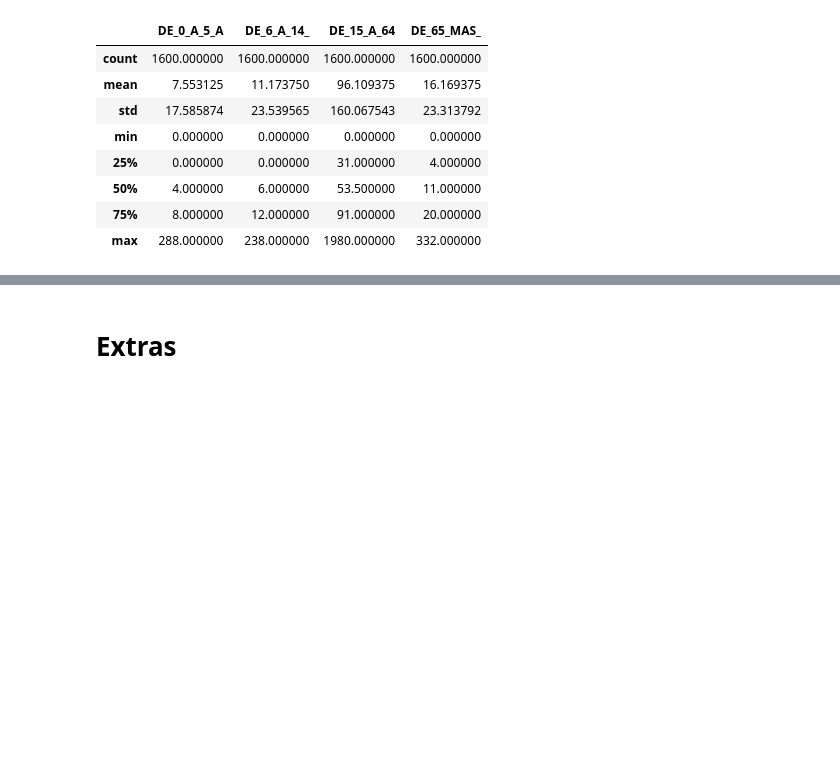
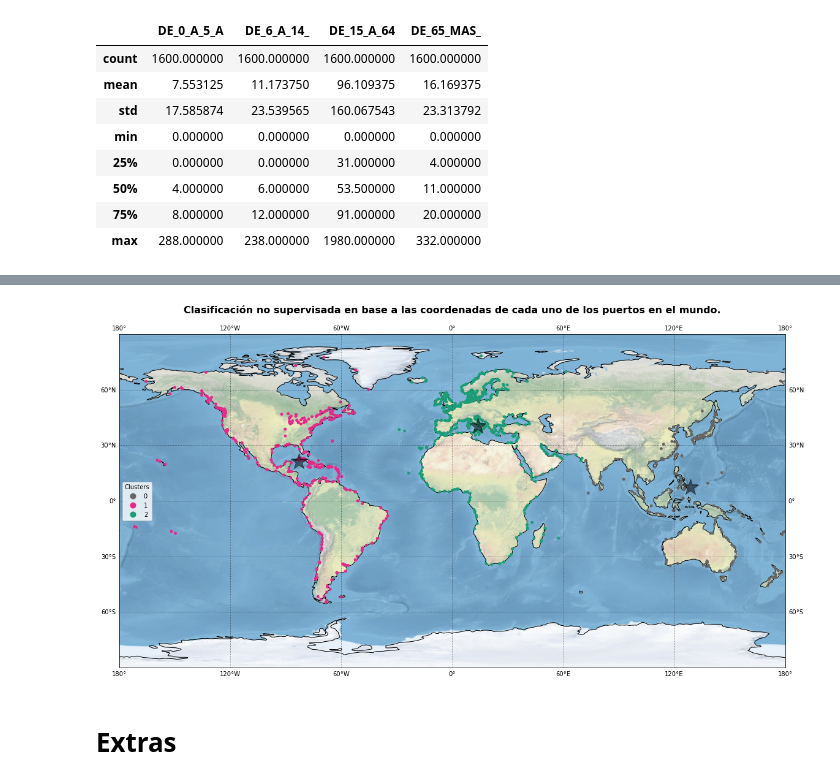
Before and after one commit to maniconaji/30DayMapChallenge, a Jupyter notebook: main.ipynb, the cells around one changed output, grey strips where cells are left out. Cells and saved outputs as stored; diff of their text form; code cells hidden in the pictures; blank space fills up the shorter version.

```diff
--- a/main.ipynb
+++ b/main.ipynb
@@ -191,0 +269,4 @@ save_geodataframe(gdf_comuna, "data\chile\censo2017\conce\Microdatos_Manzana_con
+# %%
+kmeanModel = KMeans(n_clusters=3, random_state=42)
+kmeanModel.fit(data)
+gdf_10m_ports["kmeans_label"] = kmeanModel.labels_
@@ -192,3 +289,24 @@ save_geodataframe(gdf_comuna, "data\chile\censo2017\conce\Microdatos_Manzana_con
+# %%
+fig, ax = plt.subplots(figsize=(20,10), subplot_kw=dict(projection=ccrs.PlateCarree()))
+# gdf_10m_ocean.plot(ax=ax, color='#0080ff', alpha=0.25, zorder=0, lw=1, transform=ccrs.PlateCarree())
+# gdf_10m_ports.plot(ax=ax, color='#ff0000', alpha=0.25, lw=0.75, zorder=2, transform=ccrs.PlateCarree())
+gdf_10m_ports.plot(
+    ax=ax, zorder=2, transform=ccrs.PlateCarree(), column='kmeans_label', legend=True, categorical=True, legend_kwds={'title': 'Clusters', 'loc':6},
+    markersize = 15, marker='o', cmap='Dark2_r'
+    )
+ax.set_title("Clasificación no supervisada en base a las coordenadas de cada uno de los puertos en el mundo.", pad=20, fontsize=16, fontweight='bold')
+ax.coastlines()
+ax.gridlines(linestyle=":", draw_labels=True, linewidth=1, color='black', alpha=0.5)
+ax.set_extent([-180, 180, -90, 90])
+ax.background_img()
+
+centers = kmeanModel.cluster_centers_
+ax.scatter(centers[:, 0], centers[:, 1], c='black', s=750, alpha=0.5, zorder=3, transform=ccrs.PlateCarree(), marker='*')
+
+fig.savefig("maps/30DayMapChallengeDay13.png", dpi=300, edgecolor="k", facecolor="white", bbox_inches='tight')
+plt.show()
+# %% [output]
+[figure, added]
 # %% [markdown]
 # Extras
 # %%
```
Also changed, not shown: parts of 13 cells of this notebook, 2 other files.
